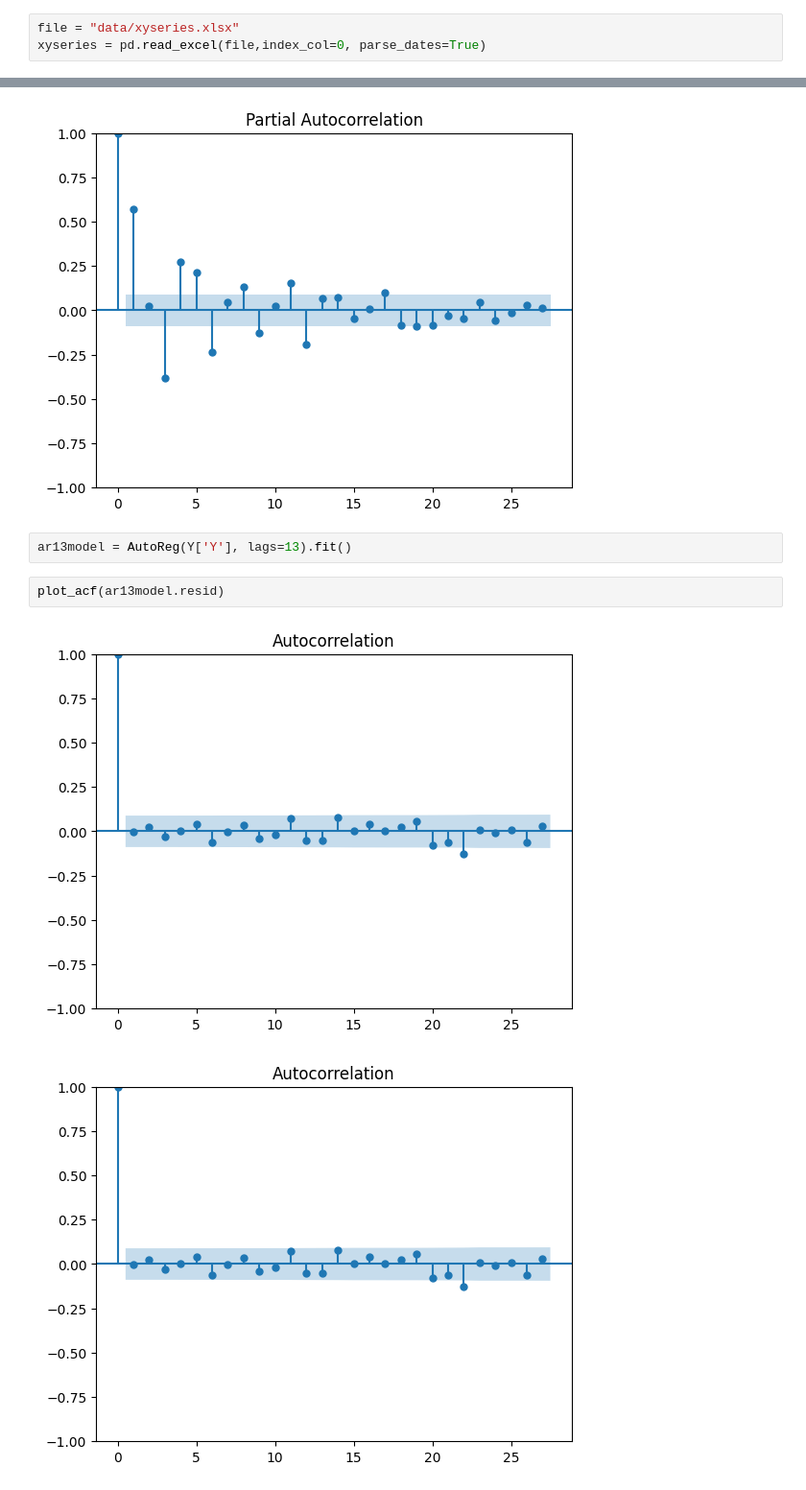
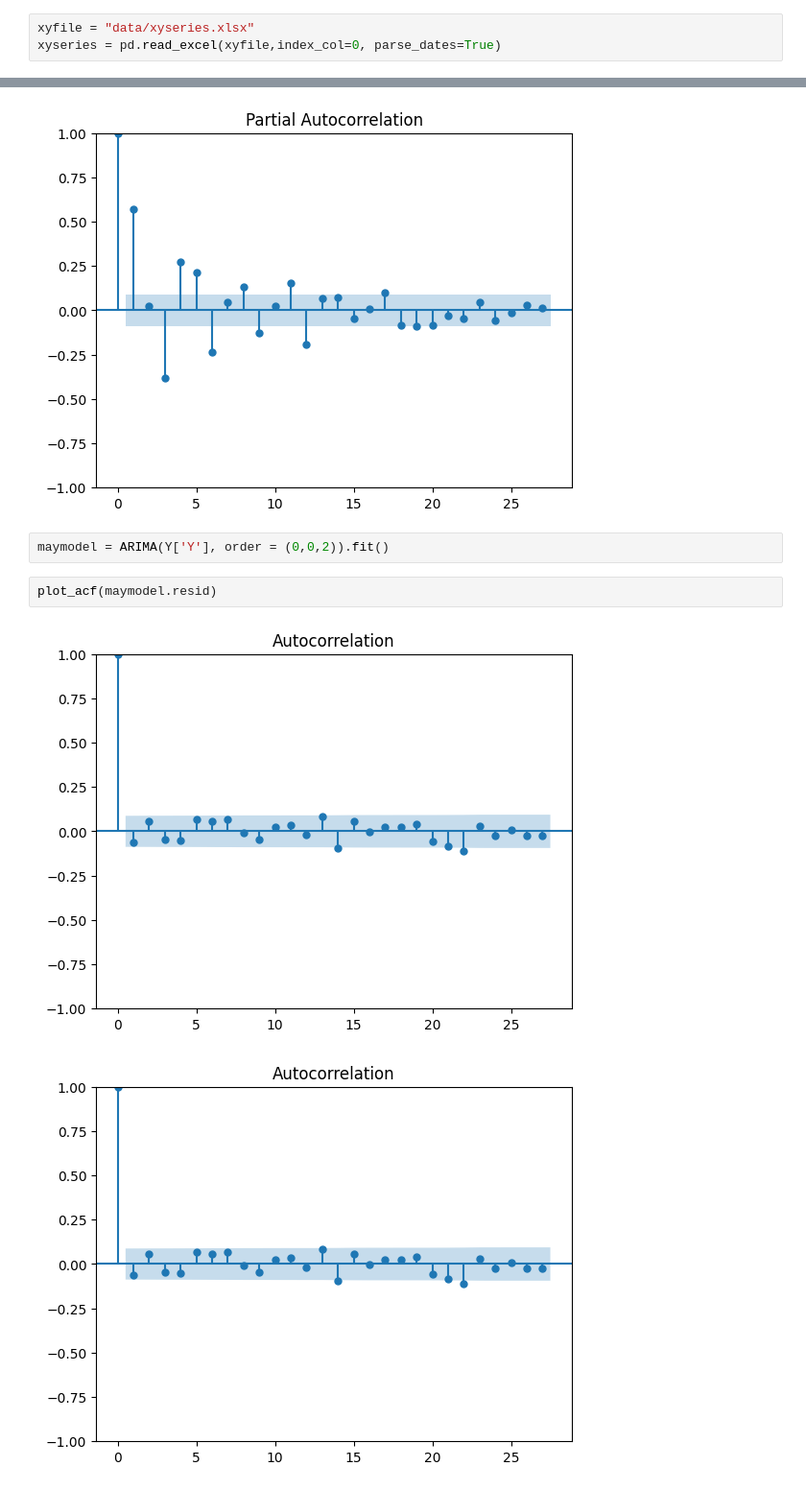
Before and after one commit to ericbeechen/TimeSeries, a Jupyter notebook: HW2.ipynb, the cells around one changed output, grey strips where cells are left out. Shown at 96% size. Cells and saved outputs as stored; diff of their text form.

```diff
--- a/HW2.ipynb
+++ b/HW2.ipynb
@@ -22,6 +26,6 @@ from statsmodels.tsa.ar_model import AutoReg
 # %%
-file = "data/xyseries.xlsx"
-xyseries = pd.read_excel(file,index_col=0, parse_dates=True)
+xyfile = "data/xyseries.xlsx"
+xyseries = pd.read_excel(xyfile,index_col=0, parse_dates=True)
 # %%
 xyseries
 # %% [output]
@@ -92,9 +96,9 @@ plot_pacf(Y)
 [figure]
 [figure]
 # %%
-ar13model = AutoReg(Y['Y'], lags=13).fit()
+maymodel = ARIMA(Y['Y'], order = (0,0,2)).fit()
 # %%
-plot_acf(ar13model.resid)
+plot_acf(maymodel.resid)
 # %% [output]
-[figure, old version]
+[figure, new version]
-[figure, old version]
+[figure, new version]
```
Also changed, not shown: parts of 25 cells of this notebook.
